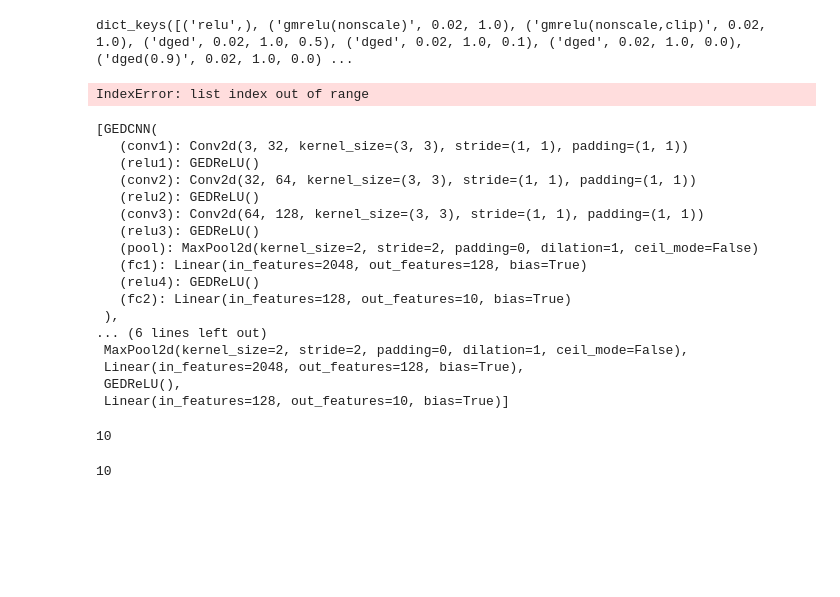
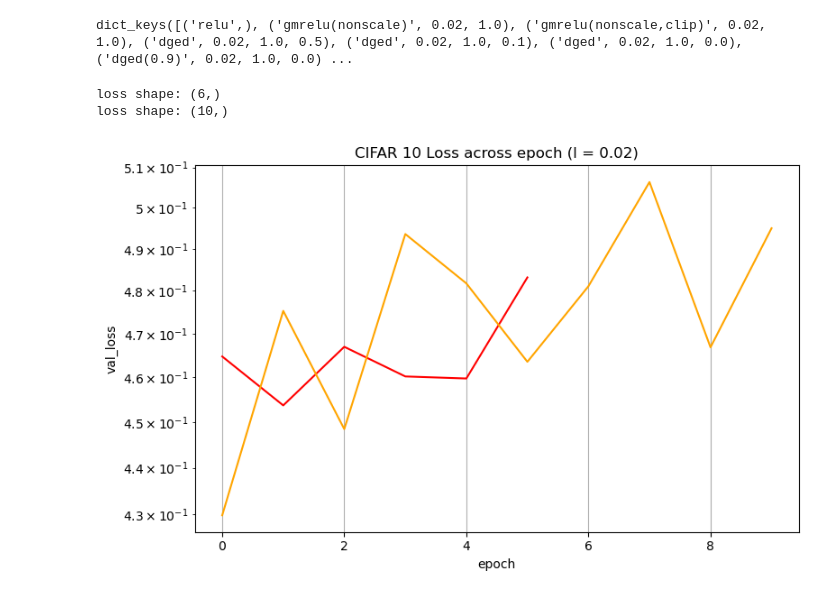
Before and after one commit to martin-y-lu/GradientModulation, a Jupyter notebook: GED_experments.ipynb, the cells around one changed output. Saved outputs shown, nothing was run; the diff lists cells and outputs as text; code cells hidden in the pictures; blank space fills up the shorter version.

```diff
--- a/GED_experments.ipynb
+++ b/GED_experments.ipynb
@@ -895,14 +886,16 @@ dict_keys([('relu',), ('gmrelu(nonscale)', 0.02, 1.0), ('gmrelu(nonscale,clip)',
 # %%
 import importlib
 import Figures
 importlib.reload(Figures)
 from Figures import log_data_with_k, plot_logs_k, plot_logs_ke, log_data_with_l , plot_logs_k_col, log_data_with_activations
-prop = "train_grad_norm"
-plot_logs_k_col(*log_data_with_activations([ ('relu',),('gmrelu(noscale)', 0.02, 1.0),('dged', 0.01, 5.0, 5.0),('dged', 0.01, 1.0, 0.5),('dged(0.9)', 0.02, 1.0, 0.0)],["red","orange","blue","purple",], log_data),
+prop = "val_loss"
+plot_logs_k_col(*log_data_with_activations([('[pt]relu',),('[pt]ged4', 0.02, 7.5, 0.5) ],["red","orange","blue","purple",], log_data),
                 file_name = None,prop = prop, x_axis = 'epoch',i_cut = 10, e_range = (0,10), y_scale = "log")
 # plot_logs_k_col(*log_data_with_activations([ ('relu',), ('ged', 0.01, 5.0),('ged',0.01,1.0),('ged',0.01,0.5)],["red","blue","cyan","green"], log_data),
 #                 file_name = None,prop = prop, x_axis = 'epoch',i_cut = 10, e_range = (0,5 ), y_scale = "log")
 # plot_logs_k_col(*log_data_with_activations([ ('relu',),('ged', 0.0, 5.0),('ged',0.005,5.0), ('ged', 0.01, 5.0),('ged',0.02,5.0)],["red","orange","purple","blue","cyan"], log_data),
 #                 file_name = None,prop = prop, x_axis = 'epoch',i_cut = 10, e_range = (0,15), y_scale = "log")
 # %% [output]
-IndexError: list index out of range
+loss shape: (6,)
+loss shape: (10,)
+[figure, added]
@@ -913,28 +901,0 @@ ged_model = GEDCNN()
-# %%
-list(ged_model.modules())
-# %% [output]
-[GEDCNN(
-   (conv1): Conv2d(3, 32, kernel_size=(3, 3), stride=(1, 1), padding=(1, 1))
-   (relu1): GEDReLU()
-   (conv2): Conv2d(32, 64, kernel_size=(3, 3), stride=(1, 1), padding=(1, 1))
-   (relu2): GEDReLU()
-   (conv3): Conv2d(64, 128, kernel_size=(3, 3), stride=(1, 1), padding=(1, 1))
-   (relu3): GEDReLU()
-   (pool): MaxPool2d(kernel_size=2, stride=2, padding=0, dilation=1, ceil_mode=False)
-   (fc1): Linear(in_features=2048, out_features=128, bias=True)
-   (relu4): GEDReLU()
-   (fc2): Linear(in_features=128, out_features=10, bias=True)
- ),
-... (6 lines left out)
- MaxPool2d(kernel_size=2, stride=2, padding=0, dilation=1, ceil_mode=False),
- Linear(in_features=2048, out_features=128, bias=True),
- GEDReLU(),
- Linear(in_features=128, out_features=10, bias=True)]
-# %%
-len(list(model.parameters()))
-# %% [output]
-10
-# %%
-len(list(filter(lambda p: not hasattr(p,"is_GED"), ged_model.parameters())))
-# %% [output]
-10
```
Also changed, not shown: parts of 12 cells of this notebook, 2 other files.
